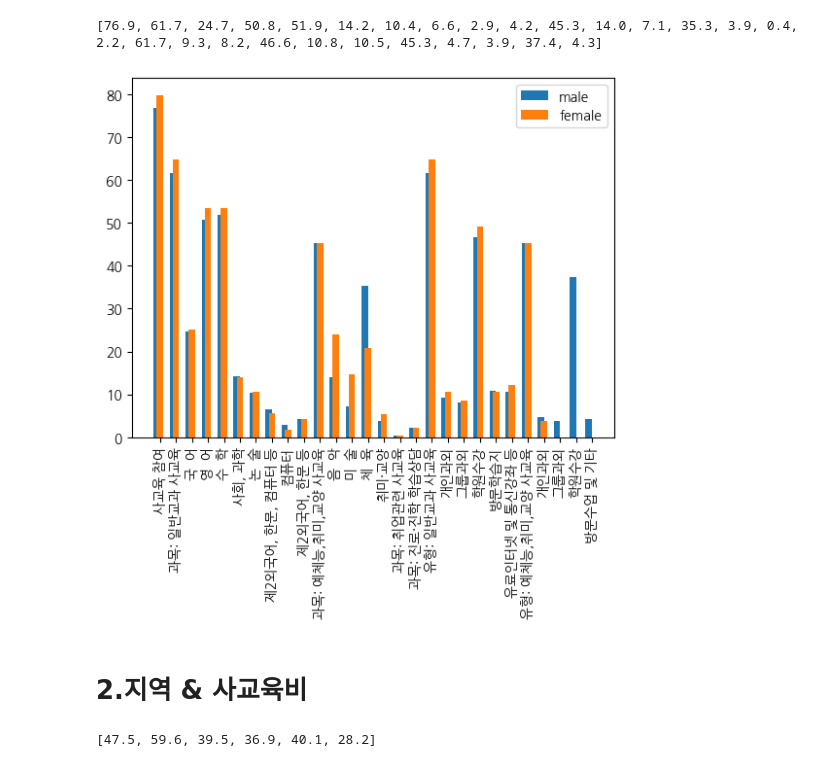
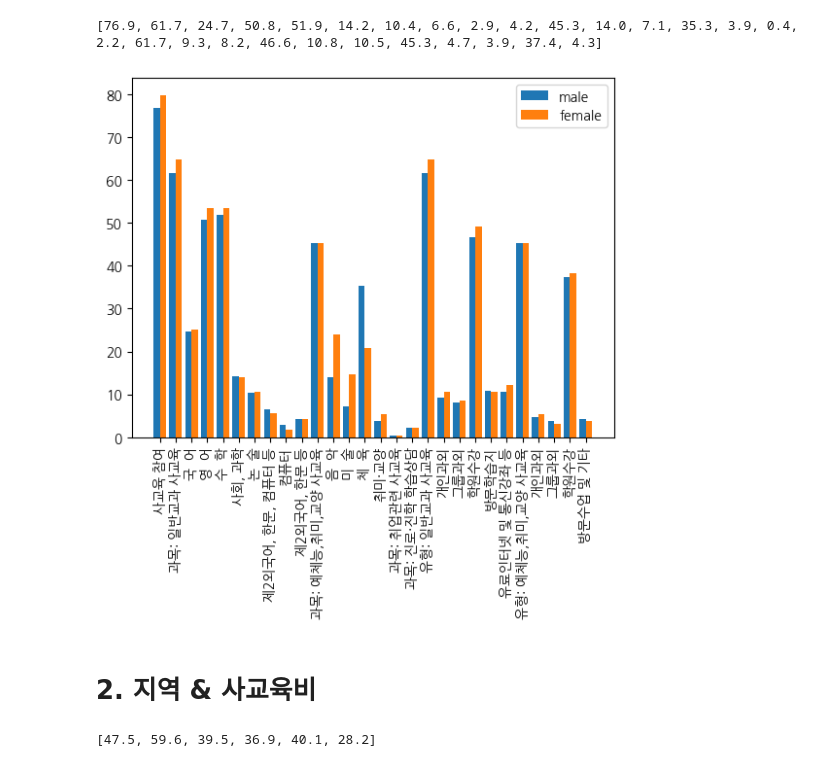
Before and after one commit to SuwonJ/-_-_-, a Jupyter notebook: 장수원_빅데이터분석(소인수)수행평가.ipynb, the cells around one changed output. Saved outputs shown, nothing was run; the diff lists cells and outputs as text; code cells hidden in the pictures.

```diff
--- a/장수원_빅데이터분석(소인수)수행평가.ipynb
+++ b/장수원_빅데이터분석(소인수)수행평가.ipynb
@@ -90,19 +90,19 @@ for row in genderNedu:
 # %%
 import matplotlib.pyplot as plt
 import numpy as np
 
 X_axis = np.arange(len(subject))
 
 plt.rc('font', family='NanumGothic')
 plt.bar(X_axis - 0.2, male, 0.4, label = 'male')
-plt.bar(subject,female, 0.4, label = 'female')
+plt.bar(X_axis + 0.2,female, 0.4, label = 'female')
 plt.xticks(X_axis, subject,rotation=90)
 plt.legend()
 plt.show()
 # %% [output]
-[figure, old version]
+[figure, new version]
 # %% [markdown]
-# 2.지역 & 사교육비
+# 2. 지역 & 사교육비
 # %%
 loc=["대도시 ","서  울 ","광역시 ","대도시이외 ","중소도시 ","읍면지역 "]
 for row in regionNedu:
```
Also changed, not shown: parts of 3 cells of this notebook.
